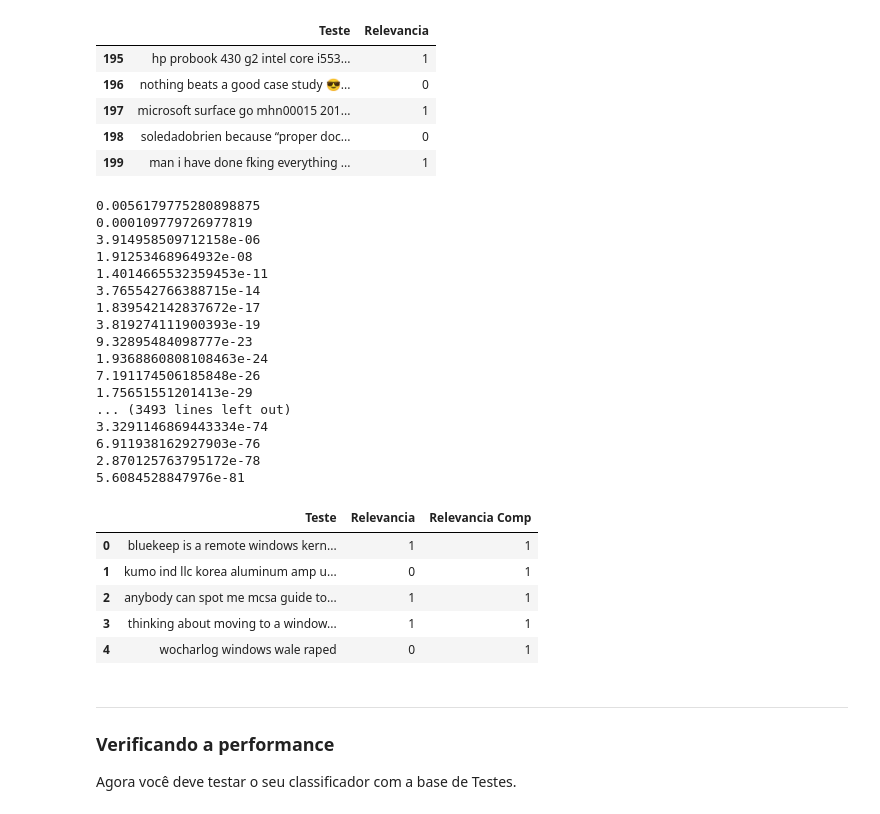
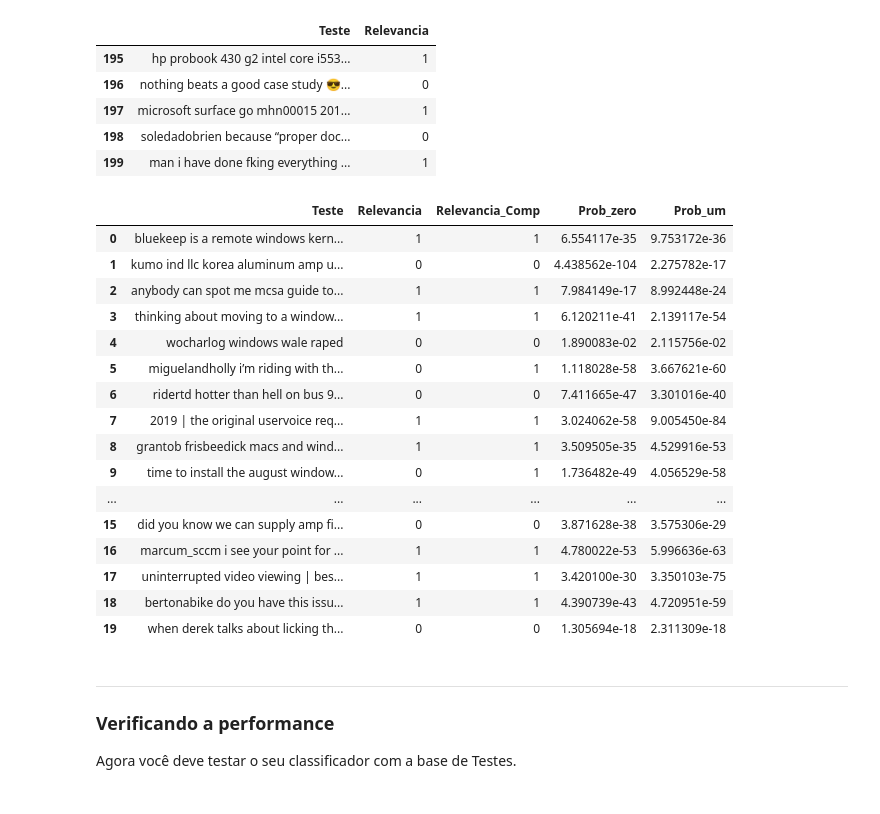
Before and after one commit to Eduardocrg/Projeto2_CD, a Jupyter notebook: Projeto2_layout.ipynb, the cells around one changed output. Saved outputs shown, nothing was run; the diff lists cells and outputs as text; code cells hidden in the pictures.

```diff
--- a/Projeto2_layout.ipynb
+++ b/Projeto2_layout.ipynb
@@ -265,47 +269,63 @@ Doc_limpo.tail()
 | 197 | microsoft surface go mhn00015 201... | 1 |
 | 198 | soledadobrien because “proper doc... | 0 |
 | 199 | man i have done fking everything ... | 1 |
+# %%
+total = len(Doc_limpo[(Doc_limpo.Relevancia==0)]) + len(Doc_limpo[(Doc_limpo.Relevancia==1)])
+P0= len(Doc_limpo[(Doc_limpo.Relevancia==0)])/total
+P1= len(Doc_limpo[(Doc_limpo.Relevancia==1)])/total
 # %%
+lista_tot=[]
 for a in Doc_limpo.Teste:
+    lista_pal=a.split(' ')
+    lista_tot.append(lista_pal)
+
+lista_zero=[]
+lista_um=[]
+lista_comp=[]
+for a in lista_tot:
     zero=1
     um=1
-    lista_pal=a.split(' ')
-    for palavra in lista_pal:
+    for palavra in a:
         if palavra in tabela_0.Palavra:
             zero*=tabela_0.Frequency[palavra]
-        elif palavra in tabela_1.Palavra:
+        if palavra in tabela_1.Palavra:
             um*=tabela_1.Frequency[palavra]
-    if zero>um:
-        Doc_limpo['Relevancia Comp']=0
+    lista_zero.append(zero*P0)
+    lista_um.append(um*P1)
+
+Doc_limpo['Prob_zero']=lista_zero
+Doc_limpo['Prob_um']=lista_um
+
+i=0
+while i<len(lista_zero):
+    if lista_zero[i]>lista_um[i]:
+        lista_comp.append(1)
     else:
-        Doc_limpo['Relevancia Comp']=1
+        lista_comp.append(0)
+    i+=1
 
 
-Doc_limpo.head()
+Doc_limpo['Relevancia_Comp']=lista_comp
-# %% [output]
-0.0056179775280898875
-0.000109779726977819
-3.914958509712158e-06
-1.91253468964932e-08
-1.4014665532359453e-11
-3.765542766388715e-14
-1.839542142837672e-17
-3.819274111900393e-19
-9.32895484098777e-23
-1.9368860808108463e-24
-7.191174506185848e-26
-1.75651551201413e-29
-... (3493 lines left out)
-3.3291146869443334e-74
-6.911938162927903e-76
-2.870125763795172e-78
-5.6084528847976e-81
-|  | Teste | Relevancia | Relevancia Comp |
-| 0 | bluekeep is a remote windows kern... | 1 | 1 |
-| 1 | kumo ind llc korea aluminum amp u... | 0 | 1 |
-| 2 | anybody can spot me mcsa guide to... | 1 | 1 |
-| 3 | thinking about moving to a window... | 1 | 1 |
-| 4 | wocharlog windows wale raped | 0 | 1 |
+# %%
+Doc_limpo.head(20)
+# %% [output]
+|  | Teste | Relevancia | Relevancia_Comp | Prob_zero | Prob_um |
+| 0 | bluekeep is a remote windows kern... | 1 | 1 | 6.554117e-35 | 9.753172e-36 |
+| 1 | kumo ind llc korea aluminum amp u... | 0 | 0 | 4.438562e-104 | 2.275782e-17 |
+| 2 | anybody can spot me mcsa guide to... | 1 | 1 | 7.984149e-17 | 8.992448e-24 |
+| 3 | thinking about moving to a window... | 1 | 1 | 6.120211e-41 | 2.139117e-54 |
+| 4 | wocharlog windows wale raped | 0 | 0 | 1.890083e-02 | 2.115756e-02 |
+| 5 | miguelandholly i’m riding with th... | 0 | 1 | 1.118028e-58 | 3.667621e-60 |
+| 6 | ridertd hotter than hell on bus 9... | 0 | 0 | 7.411665e-47 | 3.301016e-40 |
+| 7 | 2019 | the original uservoice req... | 1 | 1 | 3.024062e-58 | 9.005450e-84 |
+| 8 | grantob frisbeedick macs and wind... | 1 | 1 | 3.509505e-35 | 4.529916e-53 |
+| 9 | time to install the august window... | 0 | 1 | 1.736482e-49 | 4.056529e-58 |
+| ... | ... | ... | ... | ... | ... |
+| 15 | did you know we can supply amp fi... | 0 | 0 | 3.871628e-38 | 3.575306e-29 |
+| 16 | marcum_sccm i see your point for ... | 1 | 1 | 4.780022e-53 | 5.996636e-63 |
+| 17 | uninterrupted video viewing | bes... | 1 | 1 | 3.420100e-30 | 3.350103e-75 |
+| 18 | bertonabike do you have this issu... | 1 | 1 | 4.390739e-43 | 4.720951e-59 |
+| 19 | when derek talks about licking th... | 0 | 0 | 1.305694e-18 | 2.311309e-18 |
 # %% [markdown]
 ___
 ### Verificando a performance
```
Also changed, not shown: parts of 1 cell of this notebook.
